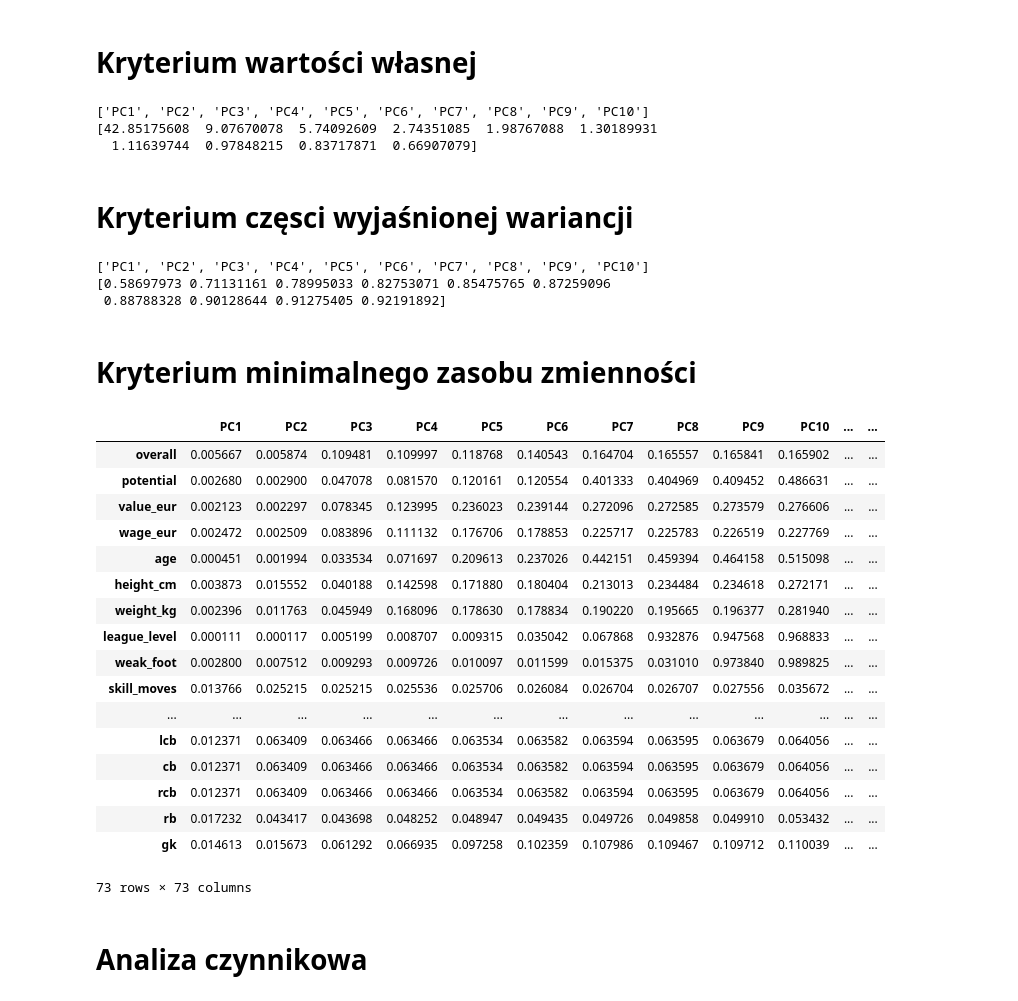
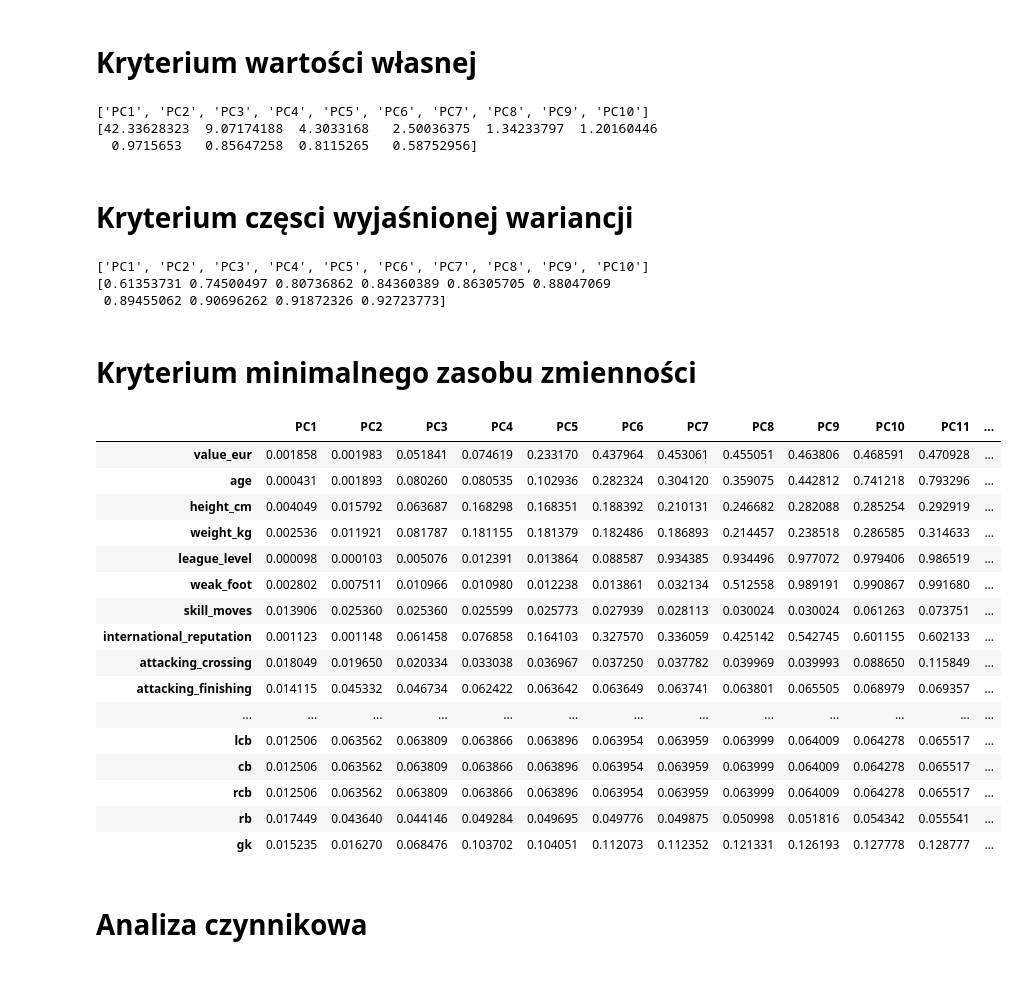
Before and after one commit to pawlew2k/fifa22, a Jupyter notebook: fifa22.ipynb, the cells around one changed output. Cells and saved outputs as stored; diff of their text form; code cells hidden in the pictures.

```diff
--- a/fifa22.ipynb
+++ b/fifa22.ipynb
@@ -129,7 +113,8 @@ df = df.drop(columns=[
     'body_type',
     'real_face',
     'player_tags',
-    'player_traits'
+    'player_traits',
+    'preferred_foot',
 ]);
 # %%
 def nan_columns(df: DataFrame, head: int = 10):  # columns with quantities of NA descending
@@ -172,6 +157,13 @@ short_name                 0
 goalkeeping_positioning    0
 cf                         0
 dtype: int64
+# %%
+df = df.drop(columns=[ # usunięcie kolumn które znaczoąco wpływają na ocenę klasyfikatora
+    'wage_eur',
+    'release_clause_eur',
+    'overall',
+    'potential',
+]);
 # %%
 cols_dict = {
     'descriptive': ['short_name',
@@ -179,9 +171,9 @@ cols_dict = {
                     'club_name',
                     'league_name',
                     'nationality_name',
-                    'preferred_foot'],
-    'score': ['overall',
-              'potential'],
+                    ],
+   #'score': ['overall',
+   #          'potential'],
     'attacking': ['attacking_crossing',
                   'attacking_finishing',
                   'attacking_heading_accuracy',
@@ -487,8 +503,8 @@ print(pca_cols[:10])
 print(pca.explained_variance_[:10])
 # %% [output]
 ['PC1', 'PC2', 'PC3', 'PC4', 'PC5', 'PC6', 'PC7', 'PC8', 'PC9', 'PC10']
-[42.85175608  9.07670078  5.74092609  2.74351085  1.98767088  1.30189931
-  1.11639744  0.97848215  0.83717871  0.66907079]
+[42.33628323  9.07174188  4.3033168   2.50036375  1.34233797  1.20160446
+  0.9715653   0.85647258  0.8115265   0.58752956]
 # %% [markdown]
 # Kryterium częsci wyjaśnionej wariancji
 # %%
@@ -496,33 +512,33 @@ print(pca_cols[:10])
 print(np.cumsum(pca.explained_variance_ratio_)[:10])
 # %% [output]
 ['PC1', 'PC2', 'PC3', 'PC4', 'PC5', 'PC6', 'PC7', 'PC8', 'PC9', 'PC10']
-[0.58697973 0.71131161 0.78995033 0.82753071 0.85475765 0.87259096
- 0.88788328 0.90128644 0.91275405 0.92191892]
+[0.61353731 0.74500497 0.80736862 0.84360389 0.86305705 0.88047069
+ 0.89455062 0.90696262 0.91872326 0.92723773]
 # %% [markdown]
 # Kryterium minimalnego zasobu zmienności
 # %%
 pd.set_option('display.max_rows', None) # wyświetlanie wszyskich wierszów
+pd.set_option('display.max_columns', None) # wyświetlanie wszyskich kolumn
 pcaS = df_pca_componenets.pow(2).cumsum(axis=1)
 pcaS
 # %% [output]
-|  | PC1 | PC2 | PC3 | PC4 | PC5 | PC6 | PC7 | PC8 | PC9 | PC10 | ... | ... |
-| overall | 0.005667 | 0.005874 | 0.109481 | 0.109997 | 0.118768 | 0.140543 | 0.164704 | 0.165557 | 0.165841 | 0.165902 | ... | ... |
-| potential | 0.002680 | 0.002900 | 0.047078 | 0.081570 | 0.120161 | 0.120554 | 0.401333 | 0.404969 | 0.409452 | 0.486631 | ... | ... |
-| value_eur | 0.002123 | 0.002297 | 0.078345 | 0.123995 | 0.236023 | 0.239144 | 0.272096 | 0.272585 | 0.273579 | 0.276606 | ... | ... |
-| wage_eur | 0.002472 | 0.002509 | 0.083896 | 0.111132 | 0.176706 | 0.178853 | 0.225717 | 0.225783 | 0.226519 | 0.227769 | ... | ... |
-| age | 0.000451 | 0.001994 | 0.033534 | 0.071697 | 0.209613 | 0.237026 | 0.442151 | 0.459394 | 0.464158 | 0.515098 | ... | ... |
-| height_cm | 0.003873 | 0.015552 | 0.040188 | 0.142598 | 0.171880 | 0.180404 | 0.213013 | 0.234484 | 0.234618 | 0.272171 | ... | ... |
-| weight_kg | 0.002396 | 0.011763 | 0.045949 | 0.168096 | 0.178630 | 0.178834 | 0.190220 | 0.195665 | 0.196377 | 0.281940 | ... | ... |
-| league_level | 0.000111 | 0.000117 | 0.005199 | 0.008707 | 0.009315 | 0.035042 | 0.067868 | 0.932876 | 0.947568 | 0.968833 | ... | ... |
-| weak_foot | 0.002800 | 0.007512 | 0.009293 | 0.009726 | 0.010097 | 0.011599 | 0.015375 | 0.031010 | 0.973840 | 0.989825 | ... | ... |
-| skill_moves | 0.013766 | 0.025215 | 0.025215 | 0.025536 | 0.025706 | 0.026084 | 0.026704 | 0.026707 | 0.027556 | 0.035672 | ... | ... |
+|  | PC1 | PC2 | PC3 | PC4 | PC5 | PC6 | PC7 | PC8 | PC9 | PC10 | PC11 | ... |
+| value_eur | 0.001858 | 0.001983 | 0.051841 | 0.074619 | 0.233170 | 0.437964 | 0.453061 | 0.455051 | 0.463806 | 0.468591 | 0.470928 | ... |
+| age | 0.000431 | 0.001893 | 0.080260 | 0.080535 | 0.102936 | 0.282324 | 0.304120 | 0.359075 | 0.442812 | 0.741218 | 0.793296 | ... |
+| height_cm | 0.004049 | 0.015792 | 0.063687 | 0.168298 | 0.168351 | 0.188392 | 0.210131 | 0.246682 | 0.282088 | 0.285254 | 0.292919 | ... |
+| weight_kg | 0.002536 | 0.011921 | 0.081787 | 0.181155 | 0.181379 | 0.182486 | 0.186893 | 0.214457 | 0.238518 | 0.286585 | 0.314633 | ... |
+| league_level | 0.000098 | 0.000103 | 0.005076 | 0.012391 | 0.013864 | 0.088587 | 0.934385 | 0.934496 | 0.977072 | 0.979406 | 0.986519 | ... |
+| weak_foot | 0.002802 | 0.007511 | 0.010966 | 0.010980 | 0.012238 | 0.013861 | 0.032134 | 0.512558 | 0.989191 | 0.990867 | 0.991680 | ... |
+| skill_moves | 0.013906 | 0.025360 | 0.025360 | 0.025599 | 0.025773 | 0.027939 | 0.028113 | 0.030024 | 0.030024 | 0.061263 | 0.073751 | ... |
+| international_reputation | 0.001123 | 0.001148 | 0.061458 | 0.076858 | 0.164103 | 0.327570 | 0.336059 | 0.425142 | 0.542745 | 0.601155 | 0.602133 | ... |
+| attacking_crossing | 0.018049 | 0.019650 | 0.020334 | 0.033038 | 0.036967 | 0.037250 | 0.037782 | 0.039969 | 0.039993 | 0.088650 | 0.115849 | ... |
+| attacking_finishing | 0.014115 | 0.045332 | 0.046734 | 0.062422 | 0.063642 | 0.063649 | 0.063741 | 0.063801 | 0.065505 | 0.068979 | 0.069357 | ... |
 | ... | ... | ... | ... | ... | ... | ... | ... | ... | ... | ... | ... | ... |
-| lcb | 0.012371 | 0.063409 | 0.063466 | 0.063466 | 0.063534 | 0.063582 | 0.063594 | 0.063595 | 0.063679 | 0.064056 | ... | ... |
-| cb | 0.012371 | 0.063409 | 0.063466 | 0.063466 | 0.063534 | 0.063582 | 0.063594 | 0.063595 | 0.063679 | 0.064056 | ... | ... |
-| rcb | 0.012371 | 0.063409 | 0.063466 | 0.063466 | 0.063534 | 0.063582 | 0.063594 | 0.063595 | 0.063679 | 0.064056 | ... | ... |
-| rb | 0.017232 | 0.043417 | 0.043698 | 0.048252 | 0.048947 | 0.049435 | 0.049726 | 0.049858 | 0.049910 | 0.053432 | ... | ... |
-| gk | 0.014613 | 0.015673 | 0.061292 | 0.066935 | 0.097258 | 0.102359 | 0.107986 | 0.109467 | 0.109712 | 0.110039 | ... | ... |
+| lcb | 0.012506 | 0.063562 | 0.063809 | 0.063866 | 0.063896 | 0.063954 | 0.063959 | 0.063999 | 0.064009 | 0.064278 | 0.065517 | ... |
+| cb | 0.012506 | 0.063562 | 0.063809 | 0.063866 | 0.063896 | 0.063954 | 0.063959 | 0.063999 | 0.064009 | 0.064278 | 0.065517 | ... |
+| rcb | 0.012506 | 0.063562 | 0.063809 | 0.063866 | 0.063896 | 0.063954 | 0.063959 | 0.063999 | 0.064009 | 0.064278 | 0.065517 | ... |
+| rb | 0.017449 | 0.043640 | 0.044146 | 0.049284 | 0.049695 | 0.049776 | 0.049875 | 0.050998 | 0.051816 | 0.054342 | 0.055541 | ... |
+| gk | 0.015235 | 0.016270 | 0.068476 | 0.103702 | 0.104051 | 0.112073 | 0.112352 | 0.121331 | 0.126193 | 0.127778 | 0.128777 | ... |
-73 rows × 73 columns
 # %% [markdown]
 # Analiza czynnikowa
 # %%
```
Also changed, not shown: parts of 17 cells of this notebook.
